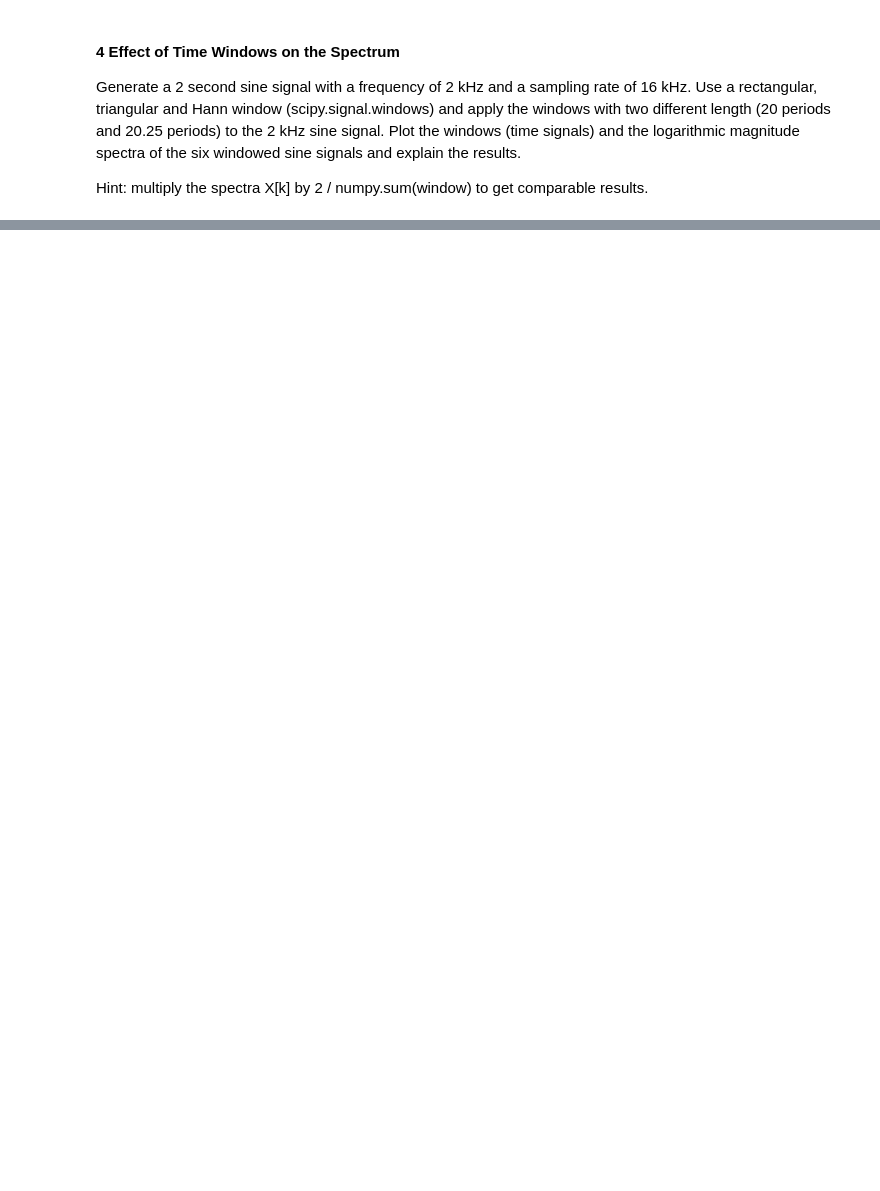
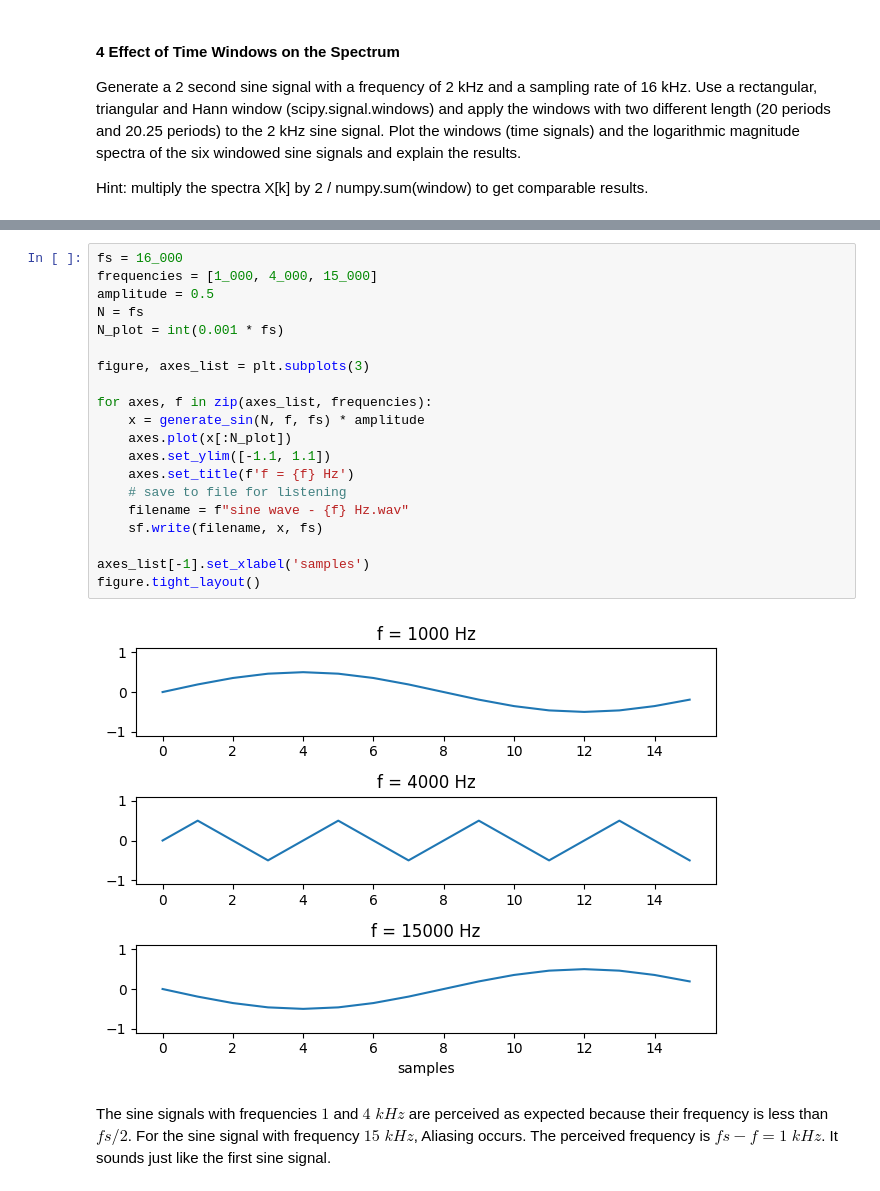
Before and after one commit to audiotechnologie-mattis/signalverarbeitung, a Jupyter notebook: homework_3/homework_3.ipynb, the cells around one changed output, grey strips where cells are left out. Saved outputs shown, nothing was run; the diff lists cells and outputs as text; blank space fills up the shorter version.

```diff
--- a/homework_3/homework_3.ipynb
+++ b/homework_3/homework_3.ipynb
@@ -128,0 +171,25 @@ for window_length_samples in window_length_samples:
+# %%
+fs = 16_000
+frequencies = [1_000, 4_000, 15_000]
+amplitude = 0.5
+N = fs
+N_plot = int(0.001 * fs)
+
+figure, axes_list = plt.subplots(3)
+
+for axes, f in zip(axes_list, frequencies):
+    x = generate_sin(N, f, fs) * amplitude
+    axes.plot(x[:N_plot])
+    axes.set_ylim([-1.1, 1.1])
+    axes.set_title(f'f = {f} Hz')
+    # save to file for listening
+    filename = f"sine wave - {f} Hz.wav"
+    sf.write(filename, x, fs)
+
+axes_list[-1].set_xlabel('samples')
+figure.tight_layout()
+# %% [output]
+[figure, added]
+# %% [markdown]
+The sine signals with frequencies $ 1 $ and $ 4 \; kHz $ are perceived as expected because their frequency is less than $ fs / 2 $.
+For the sine signal with frequency $ 15 \; kHz $, Aliasing occurs. The perceived frequency is $ fs - f = 1 \; kHz $. It sounds just like the first sine signal.
```
Also changed, not shown: parts of 9 cells of this notebook, 7 other files.
